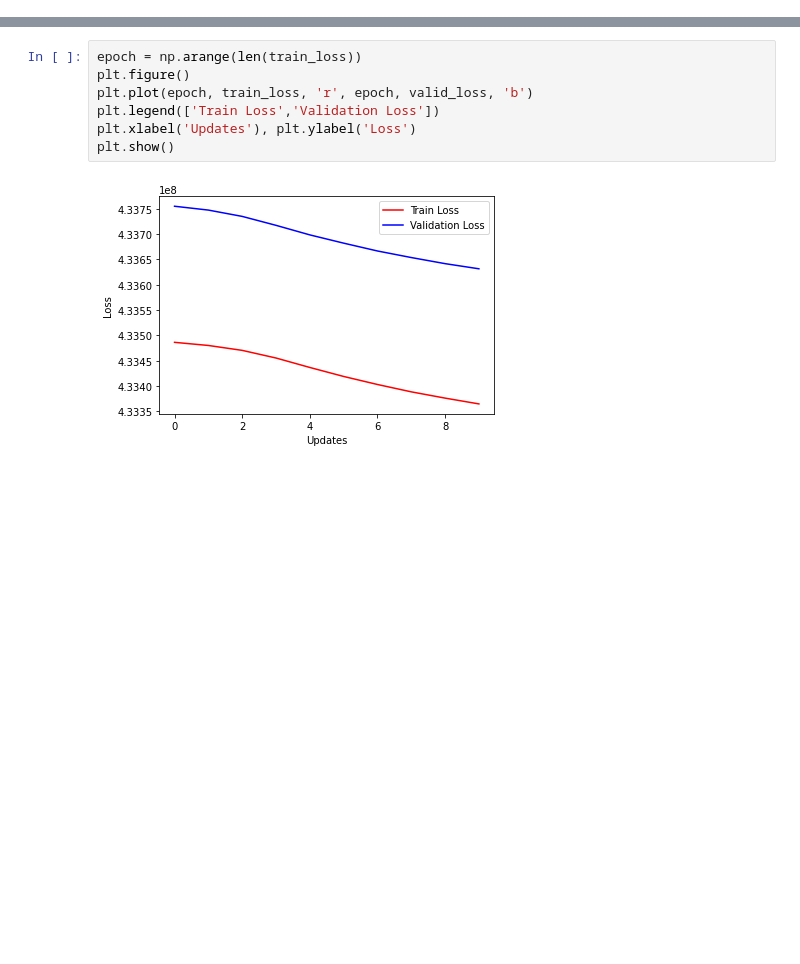
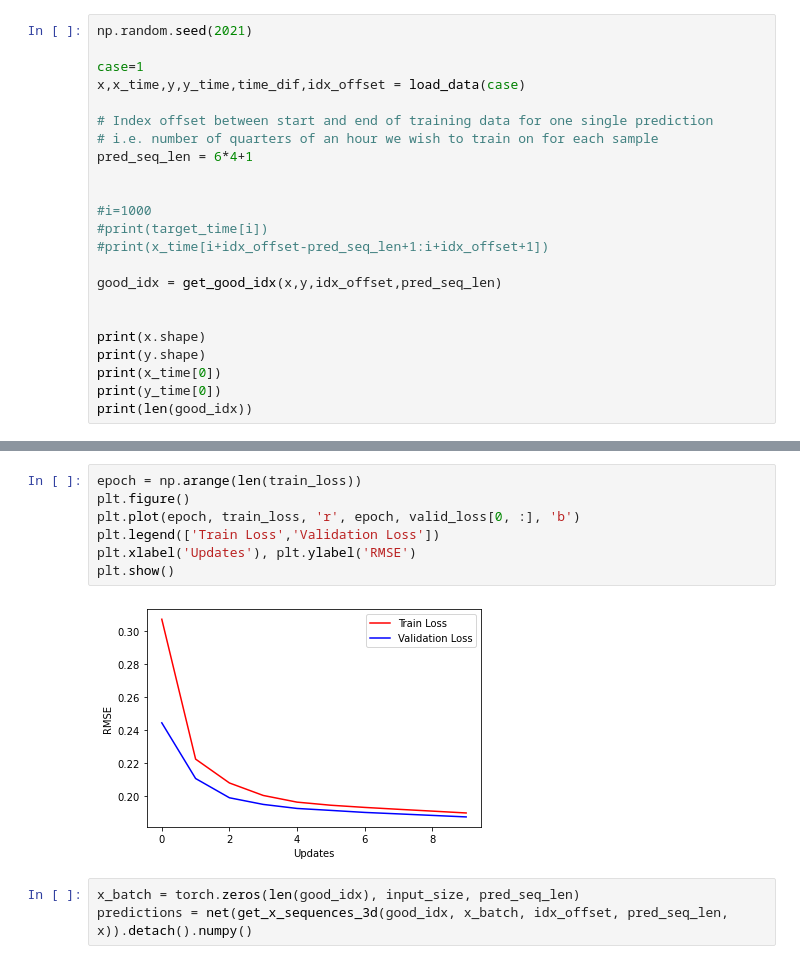
Before and after one commit to SimonKamuk/02456_deep_learning_wind_power, a Jupyter notebook: rnn.ipynb, the cells around one changed output, grey strips where cells are left out. Saved outputs shown, nothing was run; the diff lists cells and outputs as text; blank space fills up the shorter version.

```diff
--- a/rnn.ipynb
+++ b/rnn.ipynb
@@ -98,0 +17,23 @@ torch.Size([147205, 1])
+# %%
+np.random.seed(2021)
+
+case=1
+x,x_time,y,y_time,time_dif,idx_offset = load_data(case)
+
+# Index offset between start and end of training data for one single prediction
+# i.e. number of quarters of an hour we wish to train on for each sample
+pred_seq_len = 6*4+1
+
+
+#i=1000
+#print(target_time[i])
+#print(x_time[i+idx_offset-pred_seq_len+1:i+idx_offset+1])
+
+good_idx = get_good_idx(x,y,idx_offset,pred_seq_len)
+
+
+print(x.shape)
+print(y.shape)
+print(x_time[0])
+print(y_time[0])
+print(len(good_idx))
@@ -247,9 +221,12 @@ Epoch  9 : Train Loss 433364582.400000 , Valid Loss 433631616.000000
 # %%
 epoch = np.arange(len(train_loss))
 plt.figure()
-plt.plot(epoch, train_loss, 'r', epoch, valid_loss, 'b')
+plt.plot(epoch, train_loss, 'r', epoch, valid_loss[0, :], 'b')
 plt.legend(['Train Loss','Validation Loss'])
-plt.xlabel('Updates'), plt.ylabel('Loss')
+plt.xlabel('Updates'), plt.ylabel('RMSE')
 plt.show()
 # %% [output]
-[figure, old version]
+[figure, new version]
+# %%
+x_batch = torch.zeros(len(good_idx), input_size, pred_seq_len)
+predictions = net(get_x_sequences_3d(good_idx, x_batch, idx_offset, pred_seq_len, x)).detach().numpy()
```
Also changed, not shown: parts of 11 cells of this notebook, 5 other files.
